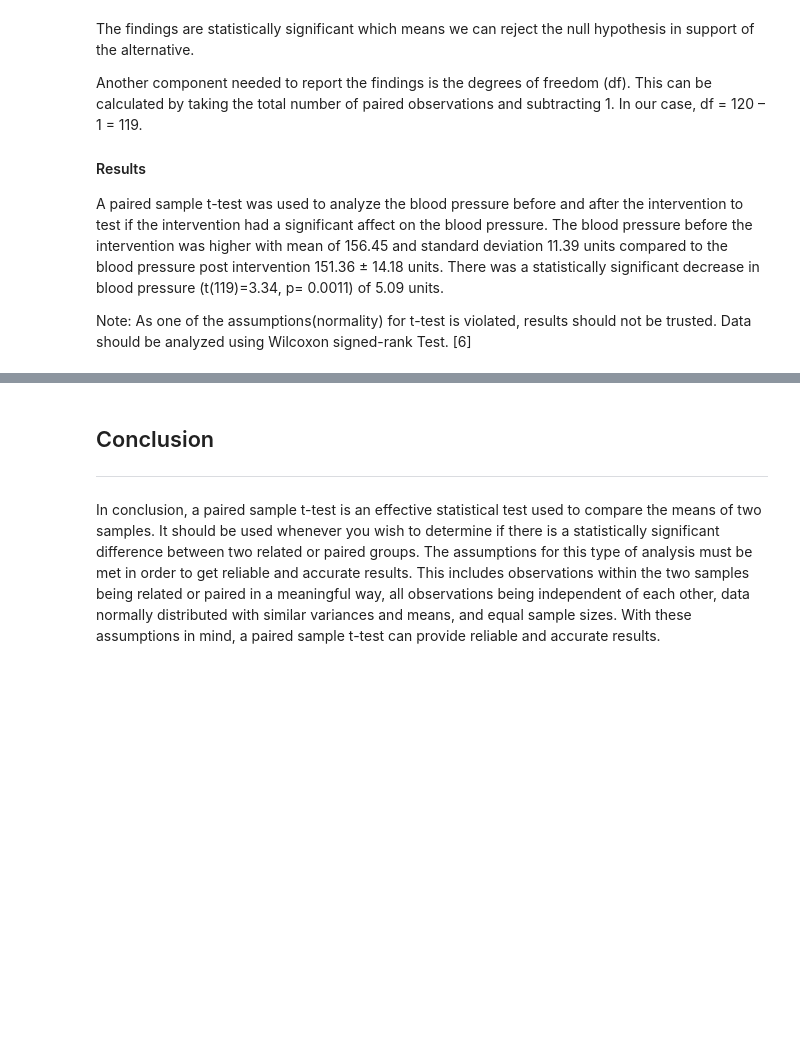
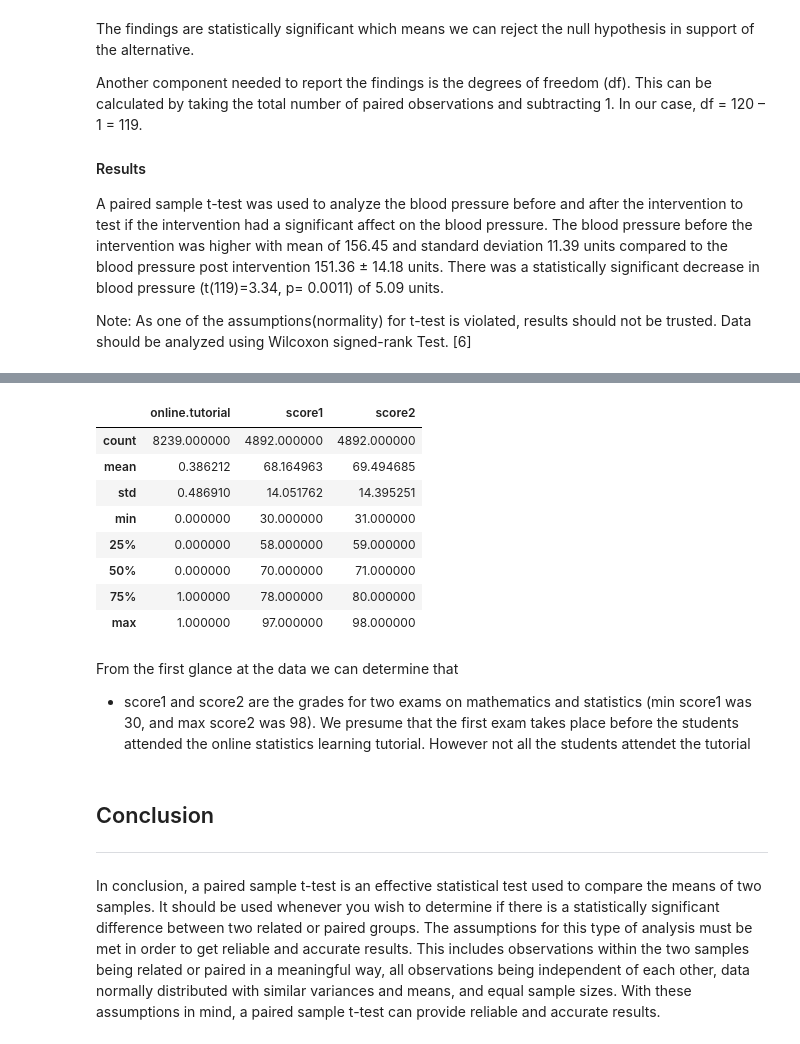
Before and after one commit to angelinka/machine_learning_assessment, a Jupyter notebook: ttest.ipynb, the cells around one changed output, grey strips where cells are left out. Drawn from its saved outputs; the diff is of its cells as text; code cells hidden in the pictures; blank space fills up the shorter version.

```diff
--- a/ttest.ipynb
+++ b/ttest.ipynb
@@ -235,3 +277,18 @@ Note: As one of the assumptions(normality) for t-test is violated, results shoul
+# %%
+students[['online.tutorial','score1', 'score2']].describe()
+# %% [output]
+|  | online.tutorial | score1 | score2 |
+| count | 8239.000000 | 4892.000000 | 4892.000000 |
+| mean | 0.386212 | 68.164963 | 69.494685 |
+| std | 0.486910 | 14.051762 | 14.395251 |
+| min | 0.000000 | 30.000000 | 31.000000 |
+| 25% | 0.000000 | 58.000000 | 59.000000 |
+| 50% | 0.000000 | 70.000000 | 71.000000 |
+| 75% | 1.000000 | 78.000000 | 80.000000 |
+| max | 1.000000 | 97.000000 | 98.000000 |
+# %% [markdown]
+From the first glance at the data we can determine that
+ - score1 and score2 are the grades for two exams on mathematics and statistics (min score1 was 30, and max score2 was 98). We presume that the first exam takes place before the students attended the online statistics learning tutorial. However not all the students attendet the tutorial
 # %% [markdown]
 ## Conclusion
 ***
```
Also changed, not shown: parts of 6 cells of this notebook, 1 other file.
